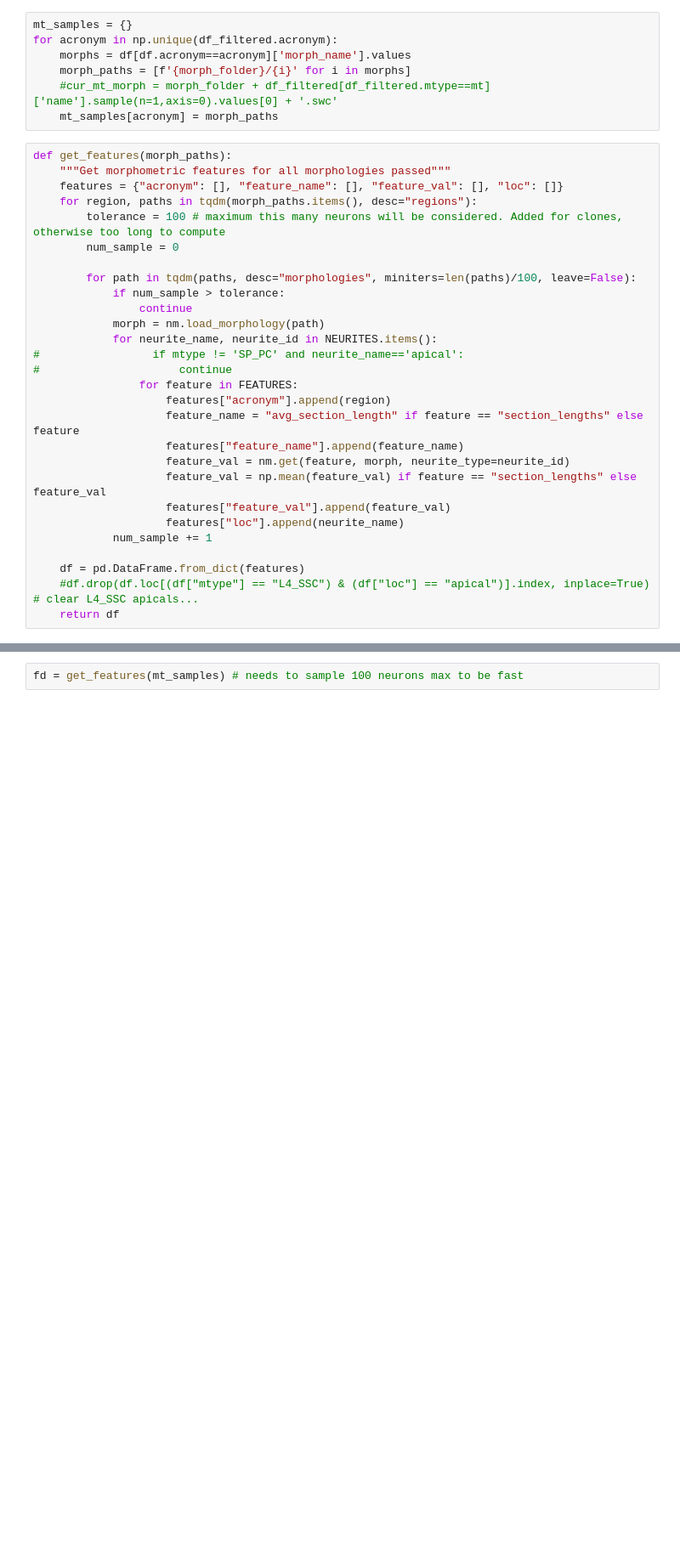
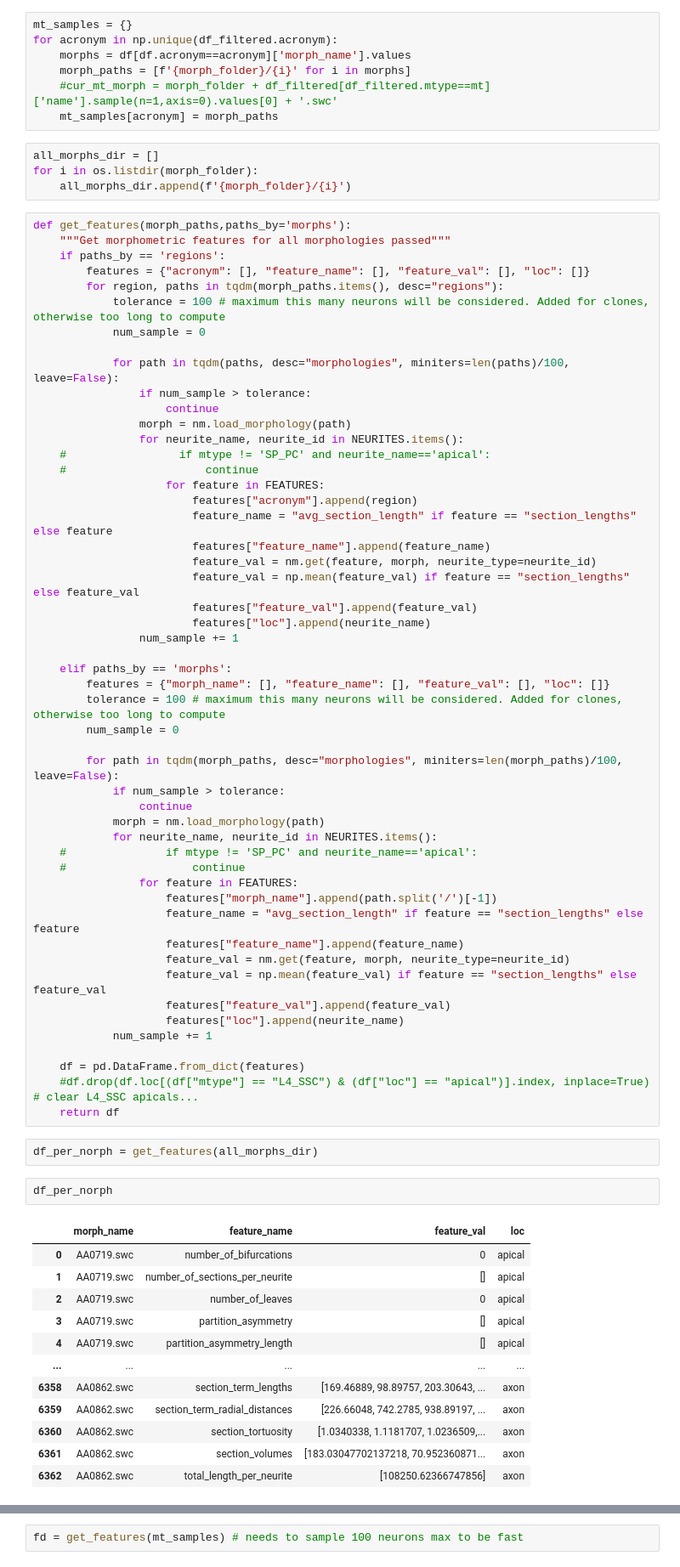
Before and after one commit to LeonardoPollina/MMN_Project, a Jupyter notebook: Scripts/morph_features.ipynb, the cells around one changed output, grey strips where cells are left out. Shown at 85% size. Drawn from its saved outputs; the diff is of its cells as text; blank space fills up the shorter version.

Commit message:
add features per mtype name

```diff
--- a/Scripts/morph_features.ipynb
+++ b/Scripts/morph_features.ipynb
@@ -144,23 +144,50 @@ for acronym in np.unique(df_filtered.acronym):
     morph_paths = [f'{morph_folder}/{i}' for i in morphs]
     #cur_mt_morph = morph_folder + df_filtered[df_filtered.mtype==mt]['name'].sample(n=1,axis=0).values[0] + '.swc'
     mt_samples[acronym] = morph_paths
+# %%
+all_morphs_dir = []
+for i in os.listdir(morph_folder):
+    all_morphs_dir.append(f'{morph_folder}/{i}')
 # %%
-def get_features(morph_paths):
+def get_features(morph_paths,paths_by='morphs'):
     """Get morphometric features for all morphologies passed"""
-    features = {"acronym": [], "feature_name": [], "feature_val": [], "loc": []}
-    for region, paths in tqdm(morph_paths.items(), desc="regions"):
+    if paths_by == 'regions':
+        features = {"acronym": [], "feature_name": [], "feature_val": [], "loc": []}
+        for region, paths in tqdm(morph_paths.items(), desc="regions"):
+            tolerance = 100 # maximum this many neurons will be considered. Added for clones, otherwise too long to compute
+            num_sample = 0
+
+            for path in tqdm(paths, desc="morphologies", miniters=len(paths)/100, leave=False):
+                if num_sample > tolerance:
+                    continue
+                morph = nm.load_morphology(path)
+                for neurite_name, neurite_id in NEURITES.items():
+    #                 if mtype != 'SP_PC' and neurite_name=='apical':
+    #                     continue
+                    for feature in FEATURES:
+                        features["acronym"].append(region)
+                        feature_name = "avg_section_length" if feature == "section_lengths" else feature
+                        features["feature_name"].append(feature_name)
+                        feature_val = nm.get(feature, morph, neurite_type=neurite_id)
+                        feature_val = np.mean(feature_val) if feature == "section_lengths" else feature_val
+                        features["feature_val"].append(feature_val)
+                        features["loc"].append(neurite_name)
+                num_sample += 1
+
+    elif paths_by == 'morphs':
+        features = {"morph_name": [], "feature_name": [], "feature_val": [], "loc": []}
         tolerance = 100 # maximum this many neurons will be considered. Added for clones, otherwise too long to compute
         num_sample = 0
 
-        for path in tqdm(paths, desc="morphologies", miniters=len(paths)/100, leave=False):
+        for path in tqdm(morph_paths, desc="morphologies", miniters=len(morph_paths)/100, leave=False):
             if num_sample > tolerance:
                 continue
             morph = nm.load_morphology(path)
             for neurite_name, neurite_id in NEURITES.items():
-#                 if mtype != 'SP_PC' and neurite_name=='apical':
-#                     continue
+    #               if mtype != 'SP_PC' and neurite_name=='apical':
+    #                   continue
                 for feature in FEATURES:
-                    features["acronym"].append(region)
+                    features["morph_name"].append(path.split('/')[-1])
                     feature_name = "avg_section_length" if feature == "section_lengths" else feature
                     features["feature_name"].append(feature_name)
                     feature_val = nm.get(feature, morph, neurite_type=neurite_id)
@@ -172,3 +199,20 @@ def get_features(morph_paths):
     df = pd.DataFrame.from_dict(features)
     #df.drop(df.loc[(df["mtype"] == "L4_SSC") & (df["loc"] == "apical")].index, inplace=True)  # clear L4_SSC apicals...
     return df
+# %%
+df_per_norph = get_features(all_morphs_dir)
+# %%
+df_per_norph
+# %% [output]
+|  | morph_name | feature_name | feature_val | loc |
+| 0 | AA0719.swc | number_of_bifurcations | 0 | apical |
+| 1 | AA0719.swc | number_of_sections_per_neurite | [] | apical |
+| 2 | AA0719.swc | number_of_leaves | 0 | apical |
+| 3 | AA0719.swc | partition_asymmetry | [] | apical |
+| 4 | AA0719.swc | partition_asymmetry_length | [] | apical |
+| ... | ... | ... | ... | ... |
+| 6358 | AA0862.swc | section_term_lengths | [169.46889, 98.89757, 203.30643, ... | axon |
+| 6359 | AA0862.swc | section_term_radial_distances | [226.66048, 742.2785, 938.89197, ... | axon |
+| 6360 | AA0862.swc | section_tortuosity | [1.0340338, 1.1181707, 1.0236509,... | axon |
+| 6361 | AA0862.swc | section_volumes | [183.03047702137218, 70.952360871... | axon |
+| 6362 | AA0862.swc | total_length_per_neurite | [108250.62366747856] | axon |
```
Also changed, not shown: parts of 7 cells of this notebook, 2 other files.
